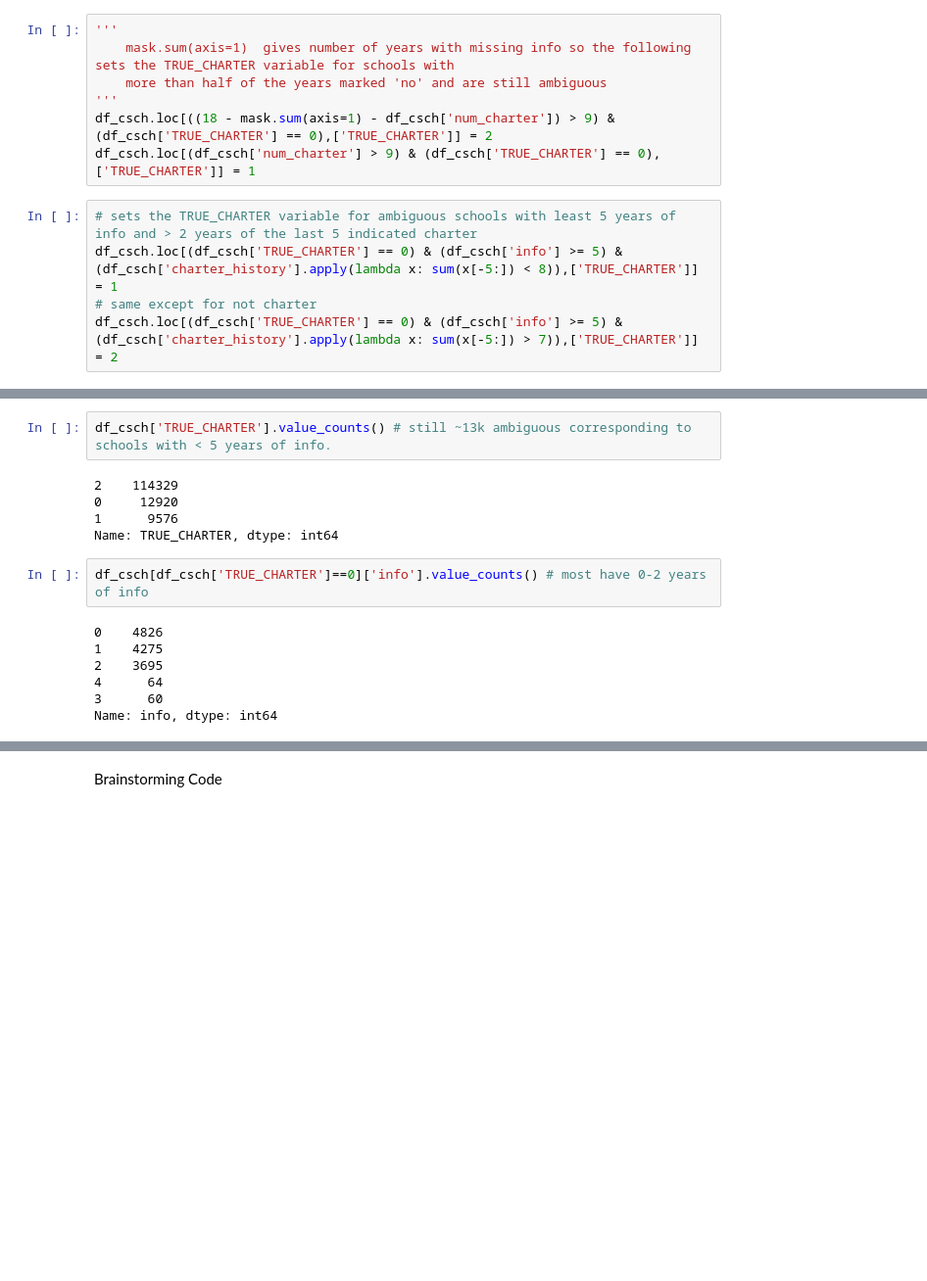
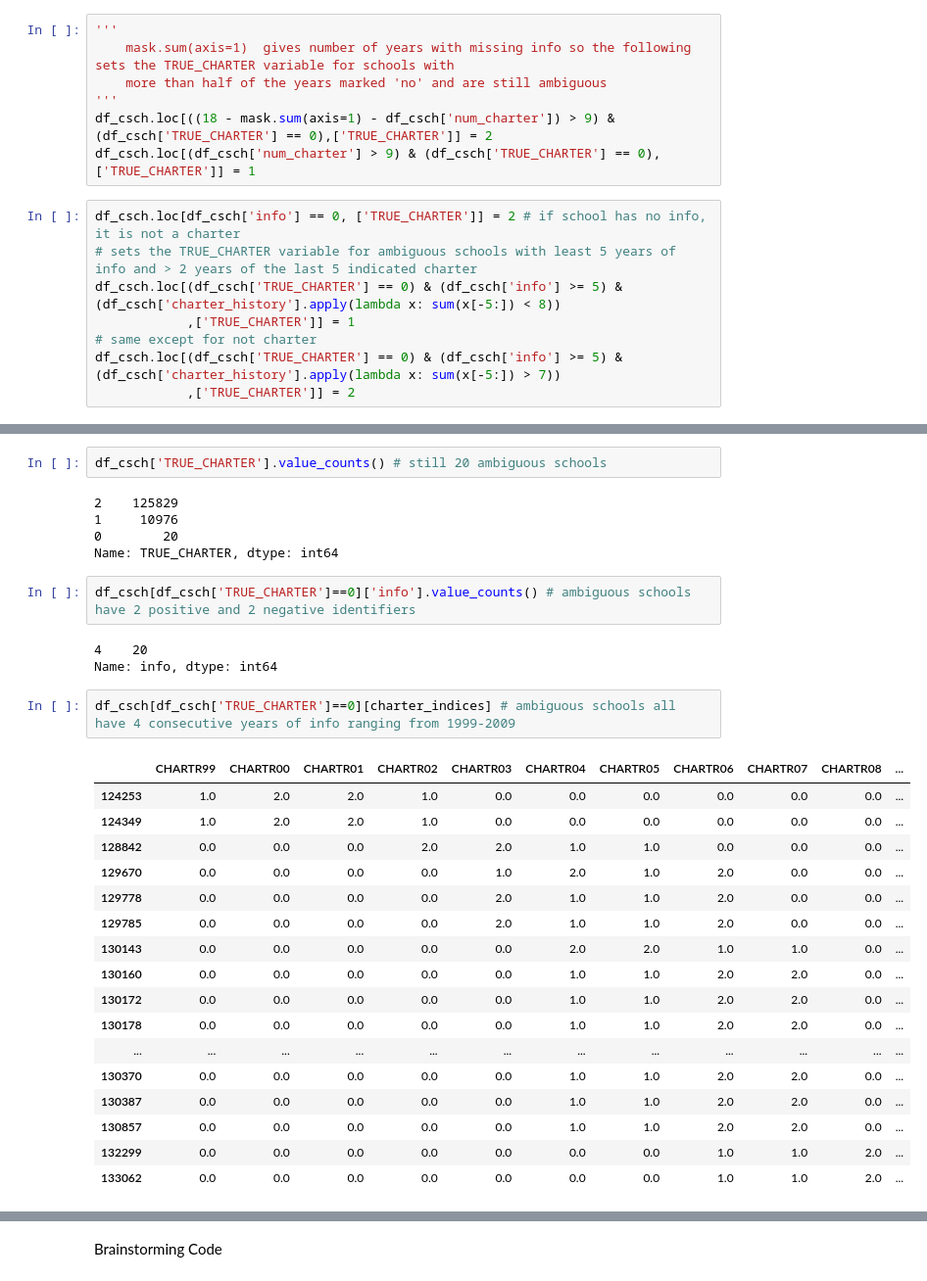
Before and after one commit to comp-strat/data_management, a Jupyter notebook: discrepancy_analysis.ipynb, the cells around one changed output, grey strips where cells are left out. Shown at 98% size. Drawn from its saved outputs; the diff is of its cells as text; blank space fills up the shorter version.

Commit message:
fixed criteria to include schools with <5 years of info

```diff
--- a/discrepancy_analysis.ipynb
+++ b/discrepancy_analysis.ipynb
@@ -235,7 +235,10 @@ df_csch[(df_csch['num_charter'] > 8) & ((18 - mask.sum(axis=1) - df_csch['num_ch
 df_csch.loc[((18 - mask.sum(axis=1) - df_csch['num_charter']) > 9) & (df_csch['TRUE_CHARTER'] == 0),['TRUE_CHARTER']] = 2
 df_csch.loc[(df_csch['num_charter'] > 9) & (df_csch['TRUE_CHARTER'] == 0),['TRUE_CHARTER']] = 1
 # %%
+df_csch.loc[df_csch['info'] == 0, ['TRUE_CHARTER']] = 2 # if school has no info, it is not a charter
 # sets the TRUE_CHARTER variable for ambiguous schools with least 5 years of info and > 2 years of the last 5 indicated charter
-df_csch.loc[(df_csch['TRUE_CHARTER'] == 0) & (df_csch['info'] >= 5) & (df_csch['charter_history'].apply(lambda x: sum(x[-5:]) < 8)),['TRUE_CHARTER']] = 1
+df_csch.loc[(df_csch['TRUE_CHARTER'] == 0) & (df_csch['info'] >= 5) & (df_csch['charter_history'].apply(lambda x: sum(x[-5:]) < 8))
+            ,['TRUE_CHARTER']] = 1
 # same except for not charter
-df_csch.loc[(df_csch['TRUE_CHARTER'] == 0) & (df_csch['info'] >= 5) & (df_csch['charter_history'].apply(lambda x: sum(x[-5:]) > 7)),['TRUE_CHARTER']] = 2
+df_csch.loc[(df_csch['TRUE_CHARTER'] == 0) & (df_csch['info'] >= 5) & (df_csch['charter_history'].apply(lambda x: sum(x[-5:]) > 7))
+            ,['TRUE_CHARTER']] = 2
@@ -242,16 +251,32 @@ df_csch.loc[(df_csch['TRUE_CHARTER'] == 0) & (df_csch['info'] >= 5) & (df_csch['
 # %%
-df_csch['TRUE_CHARTER'].value_counts() # still ~13k ambiguous corresponding to schools with < 5 years of info.
+df_csch['TRUE_CHARTER'].value_counts() # still 20 ambiguous schools
 # %% [output]
-2    114329
-0     12920
-1      9576
+2    125829
+1     10976
+0        20
 Name: TRUE_CHARTER, dtype: int64
 # %%
-df_csch[df_csch['TRUE_CHARTER']==0]['info'].value_counts() # most have 0-2 years of info
+df_csch[df_csch['TRUE_CHARTER']==0]['info'].value_counts() # ambiguous schools have 2 positive and 2 negative identifiers
 # %% [output]
-0    4826
-1    4275
-2    3695
-4      64
-3      60
+4    20
 Name: info, dtype: int64
+# %%
+df_csch[df_csch['TRUE_CHARTER']==0][charter_indices] # ambiguous schools all have 4 consecutive years of info ranging from 1999-2009
+# %% [output]
+|  | CHARTR99 | CHARTR00 | CHARTR01 | CHARTR02 | CHARTR03 | CHARTR04 | CHARTR05 | CHARTR06 | CHARTR07 | CHARTR08 | ... |
+| 124253 | 1.0 | 2.0 | 2.0 | 1.0 | 0.0 | 0.0 | 0.0 | 0.0 | 0.0 | 0.0 | ... |
+| 124349 | 1.0 | 2.0 | 2.0 | 1.0 | 0.0 | 0.0 | 0.0 | 0.0 | 0.0 | 0.0 | ... |
+| 128842 | 0.0 | 0.0 | 0.0 | 2.0 | 2.0 | 1.0 | 1.0 | 0.0 | 0.0 | 0.0 | ... |
+| 129670 | 0.0 | 0.0 | 0.0 | 0.0 | 1.0 | 2.0 | 1.0 | 2.0 | 0.0 | 0.0 | ... |
+| 129778 | 0.0 | 0.0 | 0.0 | 0.0 | 2.0 | 1.0 | 1.0 | 2.0 | 0.0 | 0.0 | ... |
+| 129785 | 0.0 | 0.0 | 0.0 | 0.0 | 2.0 | 1.0 | 1.0 | 2.0 | 0.0 | 0.0 | ... |
+| 130143 | 0.0 | 0.0 | 0.0 | 0.0 | 0.0 | 2.0 | 2.0 | 1.0 | 1.0 | 0.0 | ... |
+| 130160 | 0.0 | 0.0 | 0.0 | 0.0 | 0.0 | 1.0 | 1.0 | 2.0 | 2.0 | 0.0 | ... |
+| 130172 | 0.0 | 0.0 | 0.0 | 0.0 | 0.0 | 1.0 | 1.0 | 2.0 | 2.0 | 0.0 | ... |
+| 130178 | 0.0 | 0.0 | 0.0 | 0.0 | 0.0 | 1.0 | 1.0 | 2.0 | 2.0 | 0.0 | ... |
+| ... | ... | ... | ... | ... | ... | ... | ... | ... | ... | ... | ... |
+| 130370 | 0.0 | 0.0 | 0.0 | 0.0 | 0.0 | 1.0 | 1.0 | 2.0 | 2.0 | 0.0 | ... |
+| 130387 | 0.0 | 0.0 | 0.0 | 0.0 | 0.0 | 1.0 | 1.0 | 2.0 | 2.0 | 0.0 | ... |
+| 130857 | 0.0 | 0.0 | 0.0 | 0.0 | 0.0 | 1.0 | 1.0 | 2.0 | 2.0 | 0.0 | ... |
+| 132299 | 0.0 | 0.0 | 0.0 | 0.0 | 0.0 | 0.0 | 0.0 | 1.0 | 1.0 | 2.0 | ... |
+| 133062 | 0.0 | 0.0 | 0.0 | 0.0 | 0.0 | 0.0 | 0.0 | 1.0 | 1.0 | 2.0 | ... |
```
Also changed, not shown: parts of 4 cells of this notebook.
